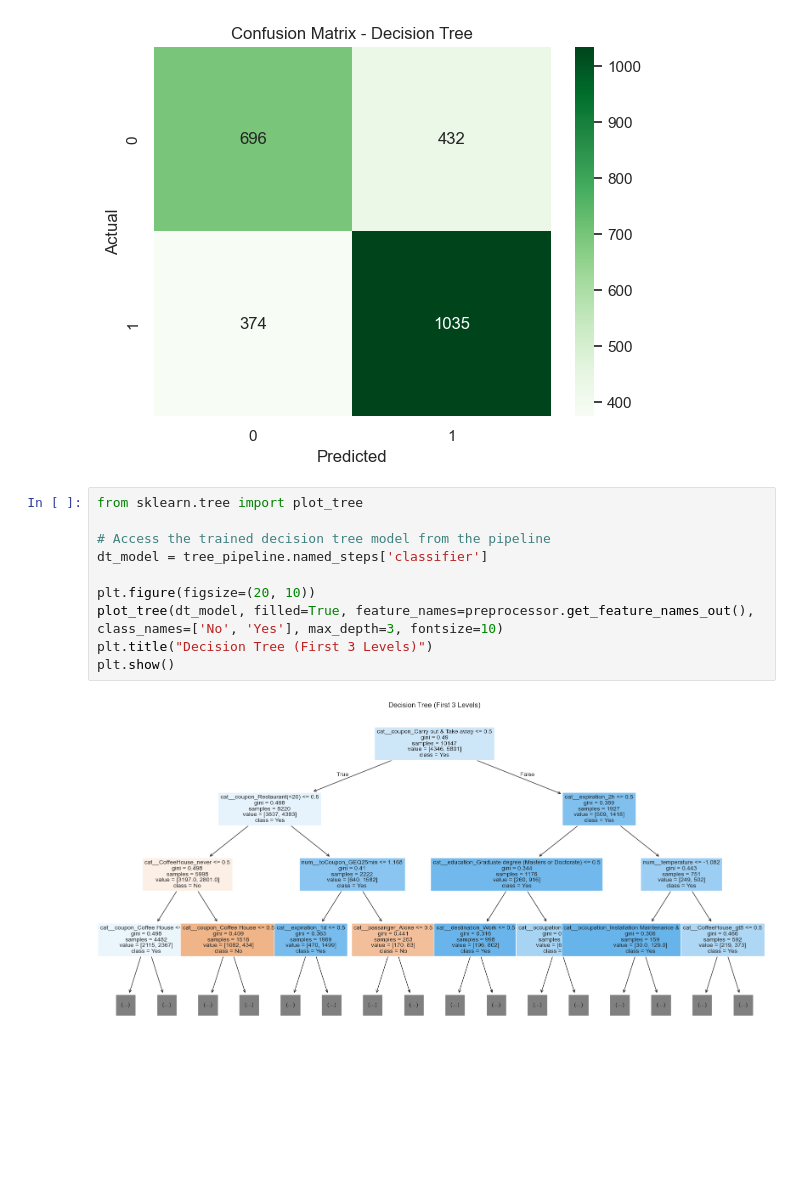
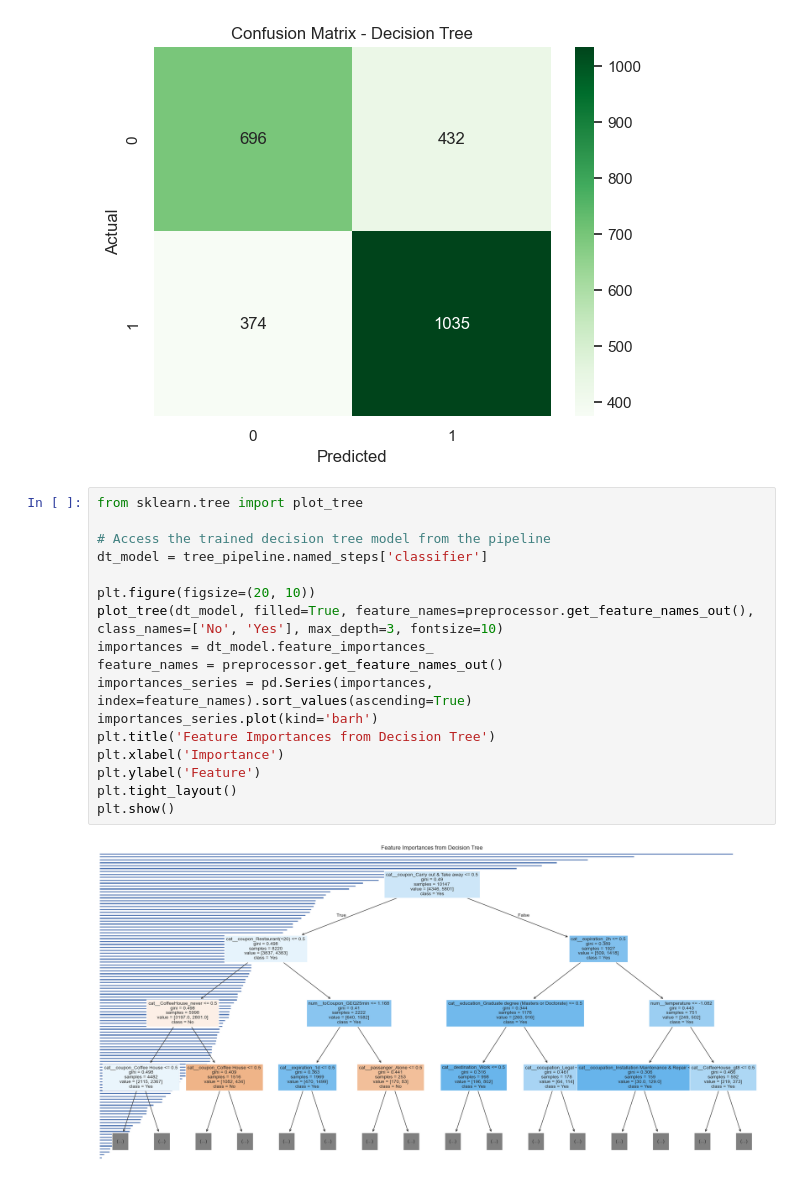
Before and after one commit to lmutua/context-aware-coupon-acceptance-prediction, a Jupyter notebook: Untitled.ipynb, the cells around one changed output. Saved outputs shown, nothing was run; the diff lists cells and outputs as text; blank space fills up the shorter version.

```diff
--- a/Untitled.ipynb
+++ b/Untitled.ipynb
@@ -371,12 +371,19 @@ weighted avg       0.68      0.68      0.68      2537
 # %%
 from sklearn.tree import plot_tree
 
 # Access the trained decision tree model from the pipeline
 dt_model = tree_pipeline.named_steps['classifier']
 
 plt.figure(figsize=(20, 10))
 plot_tree(dt_model, filled=True, feature_names=preprocessor.get_feature_names_out(), class_names=['No', 'Yes'], max_depth=3, fontsize=10)
-plt.title("Decision Tree (First 3 Levels)")
+importances = dt_model.feature_importances_
+feature_names = preprocessor.get_feature_names_out()
+importances_series = pd.Series(importances, index=feature_names).sort_values(ascending=True)
+importances_series.plot(kind='barh')
+plt.title('Feature Importances from Decision Tree')
+plt.xlabel('Importance')
+plt.ylabel('Feature')
+plt.tight_layout()
 plt.show()
 # %% [output]
-[figure, old version]
+[figure, new version]
```
